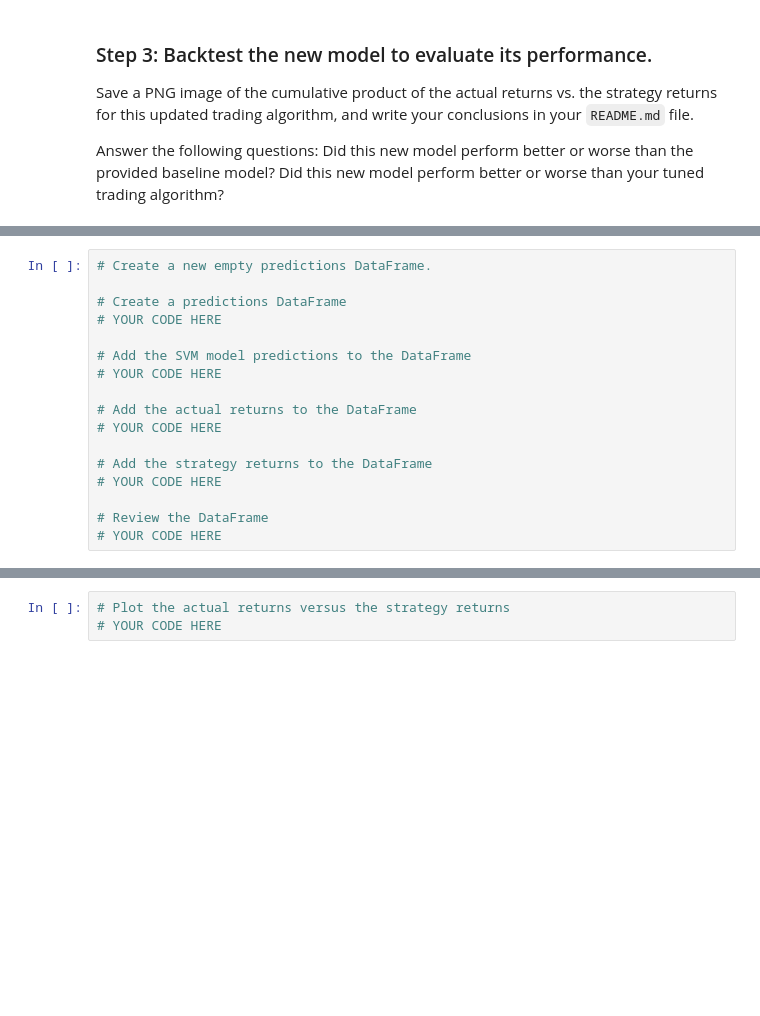
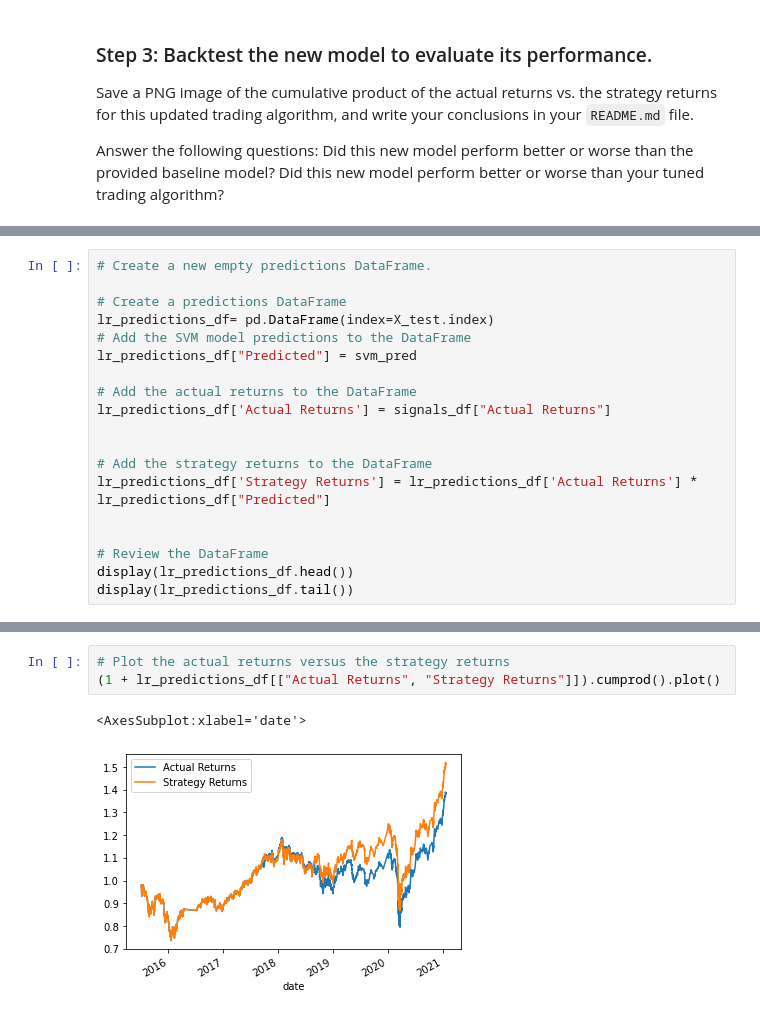
Before and after one commit to habibi242/machine_learning_bot, a Jupyter notebook: machine_learning_trading_bot.ipynb, the cells around one changed output, grey strips where cells are left out. Cells and saved outputs as stored; diff of their text form; blank space fills up the shorter version.

```diff
--- a/machine_learning_trading_bot.ipynb
+++ b/machine_learning_trading_bot.ipynb
@@ -461,16 +470,18 @@ Did this new model perform better or worse than your tuned trading algorithm?
 # Create a new empty predictions DataFrame.
 
 # Create a predictions DataFrame
-# YOUR CODE HERE
-
+lr_predictions_df= pd.DataFrame(index=X_test.index)
 # Add the SVM model predictions to the DataFrame
-# YOUR CODE HERE
+lr_predictions_df["Predicted"] = svm_pred
 
 # Add the actual returns to the DataFrame
-# YOUR CODE HERE
+lr_predictions_df['Actual Returns'] = signals_df["Actual Returns"]
+
 
 # Add the strategy returns to the DataFrame
-# YOUR CODE HERE
+lr_predictions_df['Strategy Returns'] = lr_predictions_df['Actual Returns'] * lr_predictions_df["Predicted"]
+
 
 # Review the DataFrame
-# YOUR CODE HERE
+display(lr_predictions_df.head())
+display(lr_predictions_df.tail())
@@ -477,3 +503,6 @@ Did this new model perform better or worse than your tuned trading algorithm?
 # %%
 # Plot the actual returns versus the strategy returns
-# YOUR CODE HERE
+(1 + lr_predictions_df[["Actual Returns", "Strategy Returns"]]).cumprod().plot()
+# %% [output]
+<AxesSubplot:xlabel='date'>
+[figure, added]
```
Also changed, not shown: parts of 8 cells of this notebook, 1 other file.
